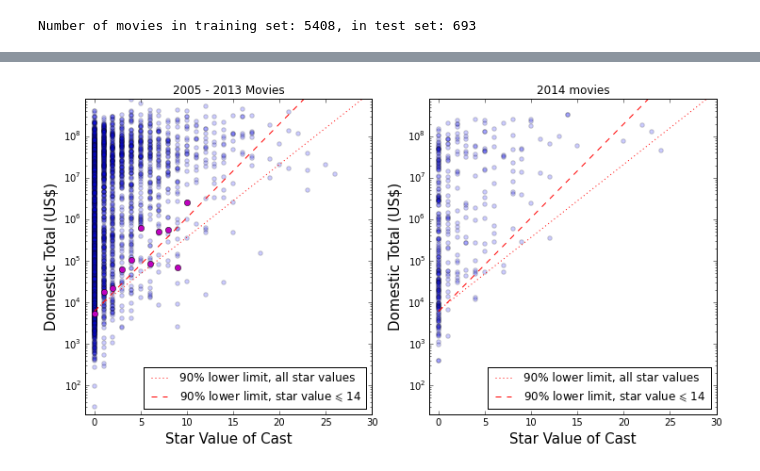
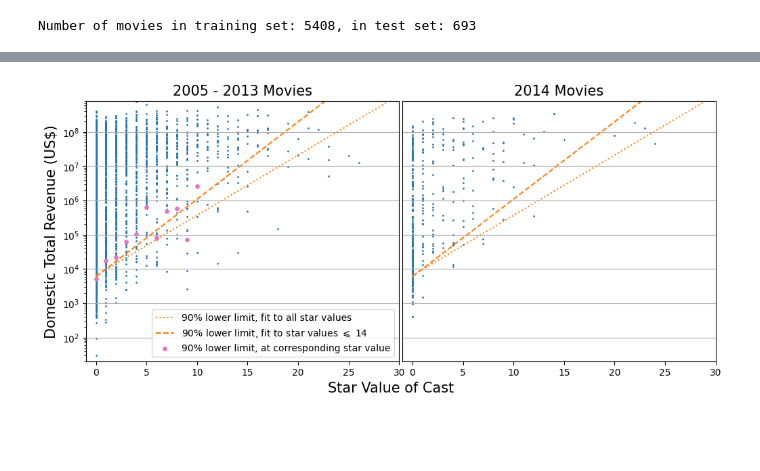
Before and after one commit to LucDemortier/MoviesAndStars, a Jupyter notebook: AnalyzeThis.ipynb, the cells around one changed output, grey strips where cells are left out. Saved outputs shown, nothing was run; the diff lists cells and outputs as text; code cells hidden in the pictures; blank space fills up the shorter version.

```diff
--- a/AnalyzeThis.ipynb
+++ b/AnalyzeThis.ipynb
@@ -560,9 +577,8 @@ Test data set: Total=363, Below(fit1)=37 (10.192837%), Below(fit2)=41 (11.294766
 # %%
-'''
+"""
 Here we compute data percentiles as a function of star value of cast
 and compare with result of quantile regression.
-'''
-import math
+"""
 
 # First compute percentile in each SVC bucket separately, for SVC<=9
 lolim_list = []
@@ -577,52 +593,60 @@ for star_value in range(10):
     dt_list.sort()
     rindex = qval*len(dt_list)
     rfloor = math.floor(rindex)
     rceil  = math.ceil(rindex)
     iindex = int(rfloor if rindex-rfloor<rceil-rindex else rceil)-1
     lolim  = dt_list[iindex]
     lolim_list.append(lolim)
     svc_list.append(star_value)
 
 # Next, compute percentile in all SVC>9 buckets combined.
 dt_list = []
 for movie in movie_data.values():
     if movie[3]>9 and movie[1] not in rejected_genres:
         if movie[8]==movie[8]:
             dt_list.append(movie[8])
 
 dt_list.sort()
 rindex = qval*len(dt_list)
 rfloor = math.floor(rindex)
 rceil  = math.ceil(rindex)
 iindex = int(rfloor if rindex-rfloor<rceil-rindex else rceil)-1
 lolim  = dt_list[iindex]
 lolim_list.append(lolim)
 svc_list.append(10)
 
 # Make a plot
-q1label   = '{0:2.0f}% lower limit, all star values'.format(100.0*(1.0-qval))
-q2label   = r'{0:2.0f}% lower limit, star value $\leqslant$ 14'.format(100.0*(1.0-qval))
-fig, axis = plt.subplots( nrows=1, ncols=2, figsize=(12,6) )
-df2.plot(ax=axis[0],x=lbl3,y=lbl8,kind="scatter",logy=True,xlim=(-1,30),ylim=(20.0,0.8E+09),alpha=0.2,title=gtitle)
-axis[0].set_xlabel(lbl3,fontsize=15)
-axis[0].set_ylabel(lbl8,fontsize=15)
-axis[0].plot(x, y1, linestyle='dotted', color='red', label=q1label)
-axis[0].plot(x, y2, linestyle='dashed', color='red', label=q2label)
-axis[0].plot(svc_list,lolim_list, 'mo')
-axis[0].legend(loc="lower right")
+q1label   = f"{100.0*(1.0-qval):2.0f}% lower limit, fit to all star values"
+q2label   = fr"{100.0*(1.0-qval):2.0f}% lower limit, fit to star values $\leqslant$ 14"
+q3label   = f"{100.0*(1.0-qval):2.0f}% lower limit, at corresponding star value"
+fig, axis = plt.subplots(nrows=1, ncols=2, figsize=(12,5), sharey=True)
+plt.subplots_adjust(wspace=0.01)
+axis[0].set_title(gtitle, fontsize=15)
+axis[0].scatter(df2[labels[3]], df2[labels[8]], color="C0", alpha=1.0, s=1)
+axis[0].plot(x, y1, linestyle="dotted", color="C1", label=q1label)
+axis[0].plot(x, y2, linestyle="dashed", color="C1", label=q2label)
+axis[0].scatter(svc_list, lolim_list, color="C6", s=15, label=q3label)
+axis[0].set_xlim(-1, 30)
+axis[0].set_ylim(20.0, 0.8E+09)
+axis[0].set_yscale("log")
+axis[0].set_ylabel(labels[8],fontsize=15)
+axis[0].grid(which="major", axis="y")
+axis[0].legend(loc="best", fontsize=10)
 
 # Add plot from previous cell for the portfolio.
-ttitle = "2014 movies"
-tdf2.plot(ax=axis[1],x=lbl3,y=lbl8,kind="scatter",logy=True,xlim=(-1,30),ylim=(20.0,0.8E+09),alpha=0.2,title=ttitle)
-axis[1].set_xlabel(lbl3,fontsize=15)
-axis[1].set_ylabel(lbl8,fontsize=15)
-axis[1].plot(x, y1, linestyle='dotted', color='red', label=q1label)
-axis[1].plot(x, y2, linestyle='dashed', color='red', label=q2label)
-axis[1].legend(loc="lower right")
+axis[1].set_title(ttitle, fontsize=15)
+axis[1].scatter(tdf2[labels[3]], tdf2[labels[8]], color="C0", alpha=1.0, s=1)
+axis[1].plot(x, y1, linestyle="dotted", color="C1", label=q1label)
+axis[1].plot(x, y2, linestyle="dashed", color="C1", label=q2label)
+axis[1].set_xlim(-1, 30)
+axis[1].set_ylim(20.0, 0.8E+09)
+axis[1].set_yscale("log")
+axis[1].yaxis.set_tick_params(which="both", length=0, labelleft=False)
+axis[1].grid(which="major", axis="y")
+fig.supxlabel(labels[3], fontsize=15)
+if save_figures:
+    fig.savefig("figures/DT_versus_SV_2fits_sq_2014.png", dpi=200, bbox_inches="tight")
 plt.show()
-save = False
-if save:
-    fig.savefig("DT_versus_SV_2fits_sq_2014.png")
 # %% [output]
-[figure, old version]
+[figure, new version]
 # %%
```
Also changed, not shown: parts of 12 cells of this notebook, 5 other files.
